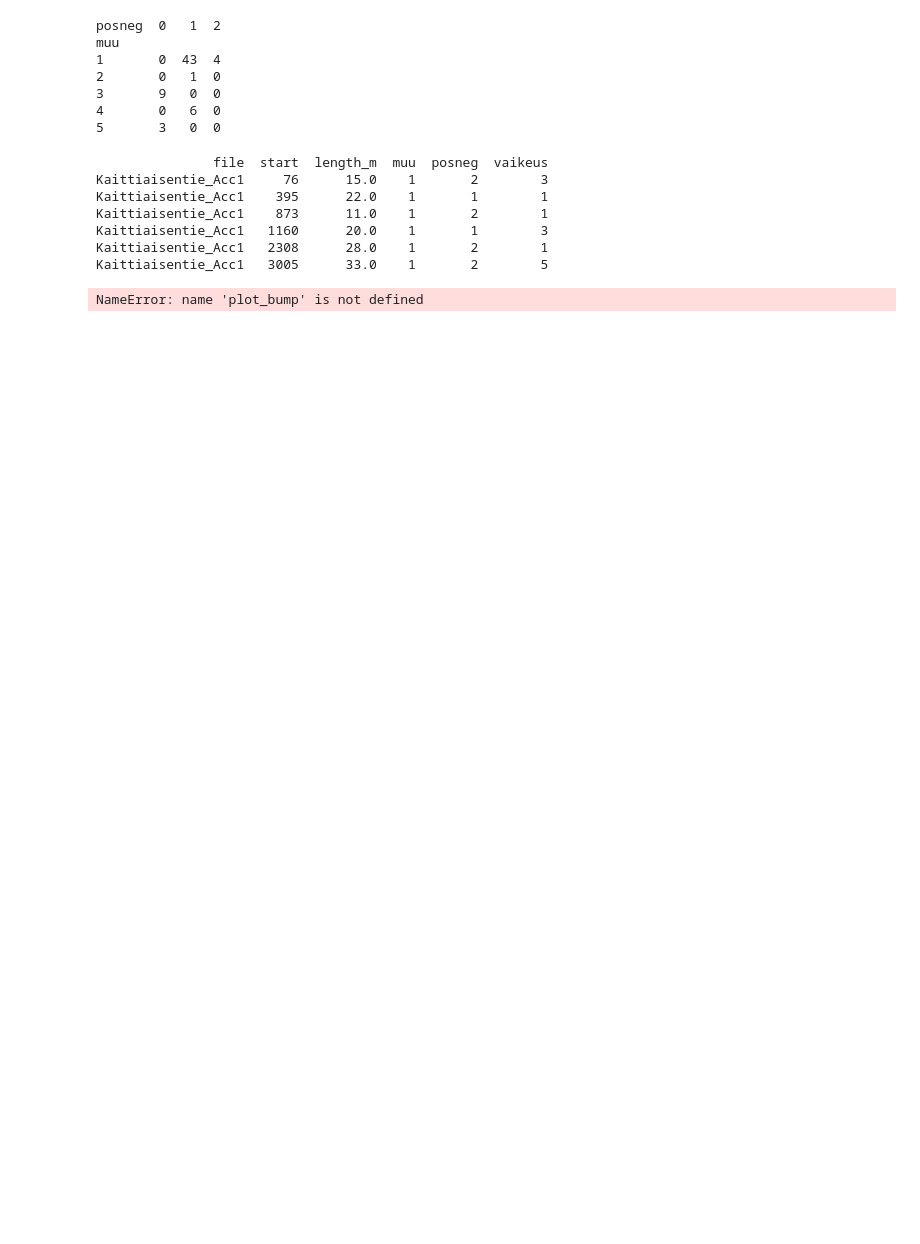
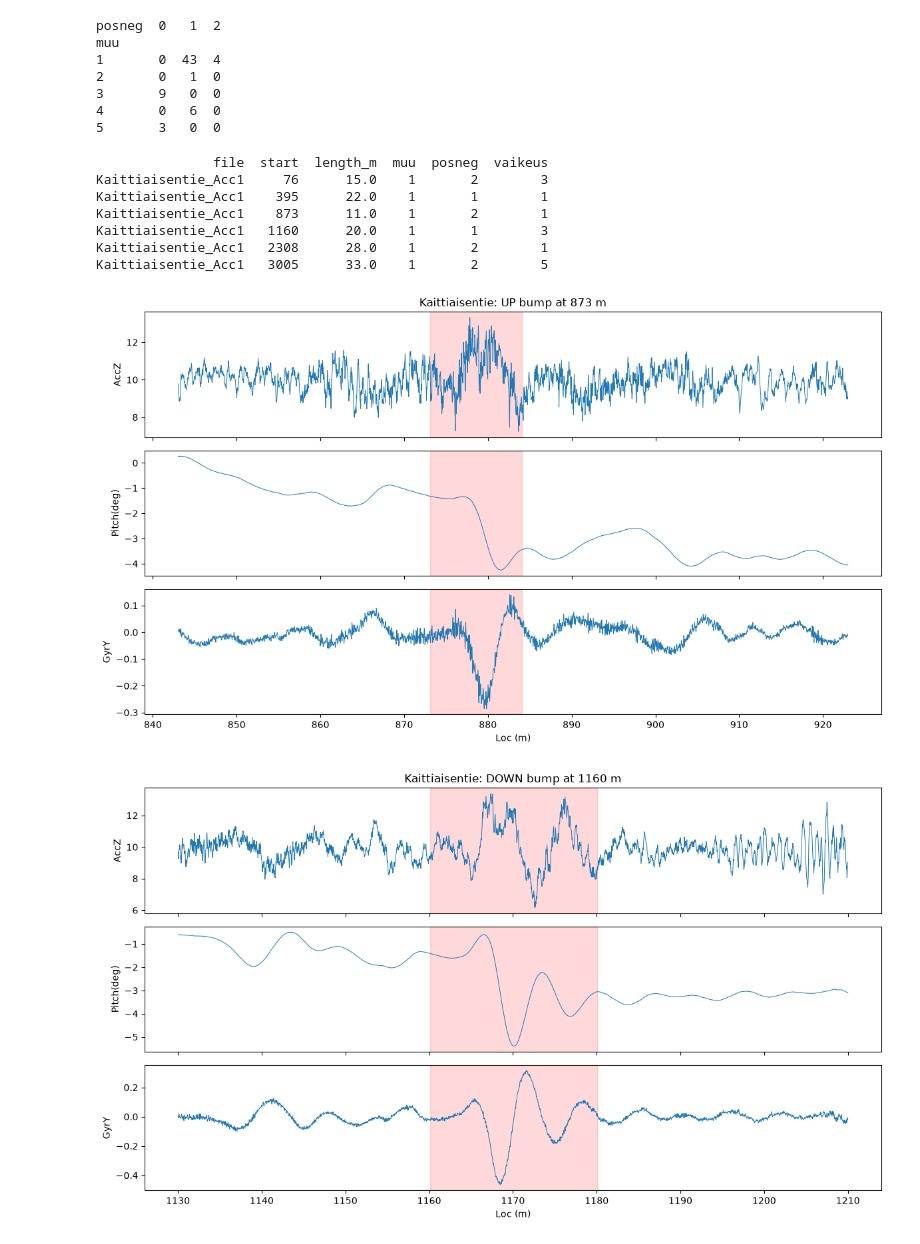
Before and after one commit to kallejjj/SemesterProjectFall2026, a Jupyter notebook: Nihar/03_exploration.ipynb, the cells around one changed output. Cells and saved outputs as stored; diff of their text form; code cells hidden in the pictures; blank space fills up the shorter version.

```diff
--- a/Nihar/03_exploration.ipynb
+++ b/Nihar/03_exploration.ipynb
@@ -3,7 +3,12 @@ import pandas as pd
 import matplotlib.pyplot as plt
 from pathlib import Path
 
-from data_utils import plot_bump
+import data_utils
+from importlib import reload
+
+# Reload the helper so notebook kernels pick up edits made during exploration.
+data_utils = reload(data_utils)
+plot_bump = data_utils.plot_bump
 
 data = {}
 for f in sorted(Path("data_clean").glob("*.csv")):
@@ -125,11 +136,12 @@ Kaittiaisentie_Acc1   1160      20.0    1       1        3
 Kaittiaisentie_Acc1   2308      28.0    1       2        1
 Kaittiaisentie_Acc1   3005      33.0    1       2        5
 # %%
-up_bump = 395      # start of a posneg = 1 bump
-down_bump = 76     # start of a posneg = 2 bump
+up_bump = 873      # start of a posneg = 1 bump
+down_bump = 1160     # start of a posneg = 2 bump
 
 plot_bump(k, up_bump, f"Kaittiaisentie: UP bump at {up_bump} m").savefig("figures/up_bump.png", dpi=150)
 plot_bump(k, down_bump, f"Kaittiaisentie: DOWN bump at {down_bump} m").savefig("figures/down_bump.png", dpi=150)
 plt.show()
 # %% [output]
-NameError: name 'plot_bump' is not defined
+[figure, added]
+[figure, added]
```
Also changed, not shown: parts of 22 cells of this notebook, 4 other files.
